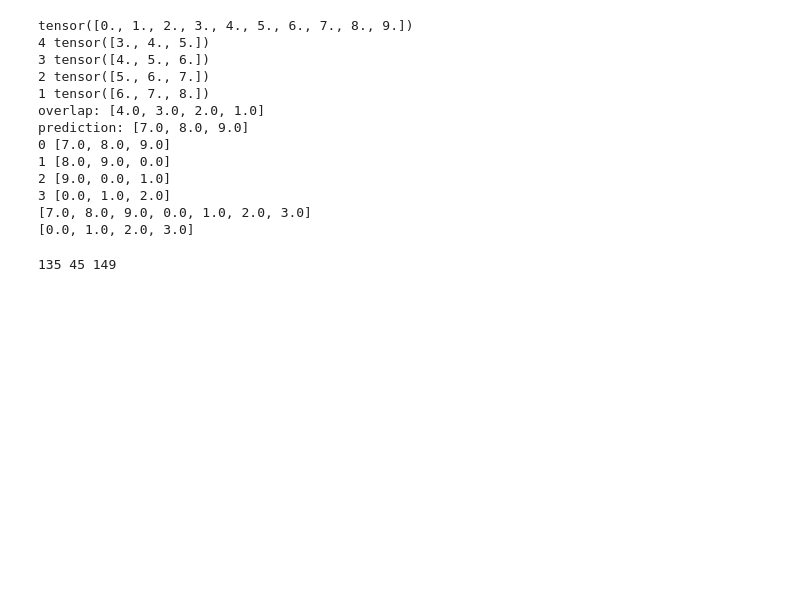
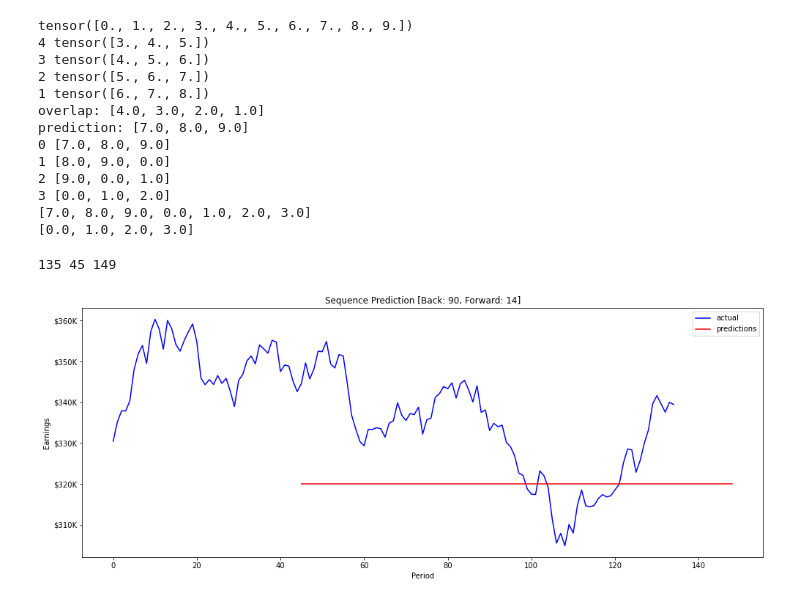
Before and after one commit to sethjuarez/tlaloc, a Jupyter notebook: notebooks/predict.ipynb, the cells around one changed output. Saved outputs shown, nothing was run; the diff lists cells and outputs as text; code cells hidden in the pictures; blank space fills up the shorter version.

```diff
--- a/notebooks/predict.ipynb
+++ b/notebooks/predict.ipynb
@@ -15,8 +15,8 @@ sys.path.insert(0, str(Path('..').resolve()))
 from tlaloc import EarningsGRUModel
 from tlaloc import EarningsDataModule, SeqDataset
 # %%
-trnsf_path = Path('../output/models/params.json').resolve()
-model_path = Path('../output/models/model.pth').resolve()
+trnsf_path = Path('../outputs/model/params.json').resolve()
+model_path = Path('../outputs/model/model.pth').resolve()
 
 behind = 90
 forward = 14
@@ -134,3 +150,26 @@ fig.update_layout(title=f'Earnings Prediction',
                    xaxis_title='Day',
                    yaxis_title='Scaled Price', width=960)
 fig.show()
+# %%
+import matplotlib.pyplot as plt
+import matplotlib.ticker as tick
+
+seq_size = seq_adj.size(0)
+actual_range = [i for i in range(seq_size)]
+pred_range = [i for i in range(seq_size-behind,seq_size+forward)]
+
+dmin, dmax = meta['data']['min'], meta['data']['max']
+actual = SeqDataset.inverse_scale(seq_adj, dmin, dmax)
+predicted = SeqDataset.inverse_scale(torch.FloatTensor(p_seq), dmin, dmax)
+
+fig, ax = plt.subplots(figsize=(1600/96., 600/96.))
+ax.plot(actual_range, actual, color='blue', label='actual')
+ax.plot(pred_range, predicted, color='red', label='predictions')
+ax.yaxis.set_major_formatter(tick.FuncFormatter(lambda x, p: '${:1.0f}K'.format(x/1000.)))
+leg = ax.legend()
+plt.title(f'Sequence Prediction [Back: {behind}, Forward: {forward}]')
+plt.xlabel('Period')
+plt.ylabel('Earnings')
+plt.show()
+# %% [output]
+[figure, added]
```
Also changed, not shown: parts of 5 cells of this notebook, 12 other files.
